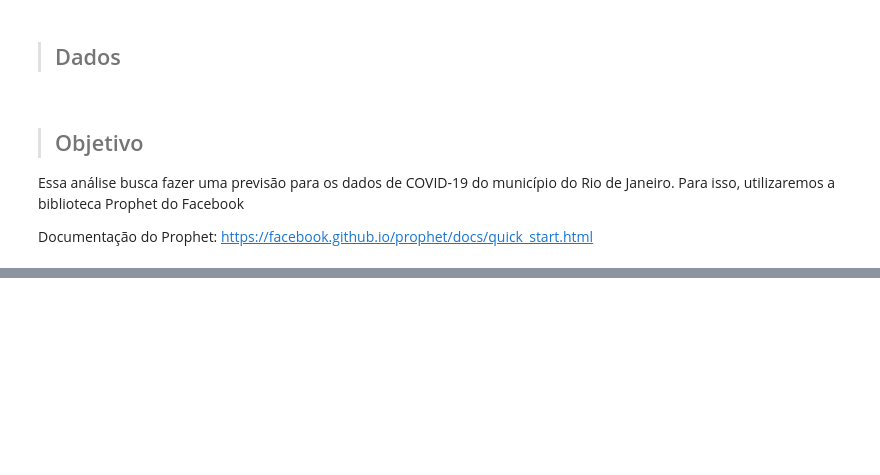
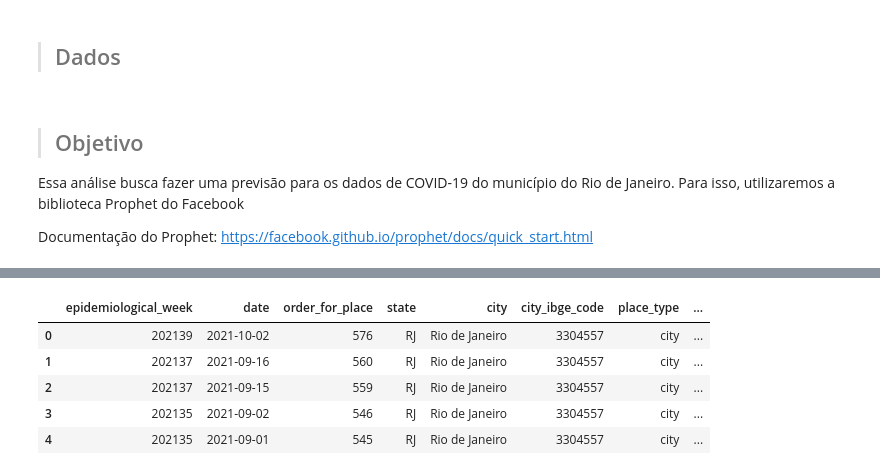
Before and after one commit to mvboas/analise_dados_covid_riodejaneiro, a Jupyter notebook: notebooks/forecast_covid_rio.ipynb, the cells around one changed output, grey strips where cells are left out. Saved outputs shown, nothing was run; the diff lists cells and outputs as text; code cells hidden in the pictures; blank space fills up the shorter version.

```diff
--- a/notebooks/forecast_covid_rio.ipynb
+++ b/notebooks/forecast_covid_rio.ipynb
@@ -24,0 +60,9 @@ import matplotlib.ticker as ticker
+# %%
+dados.head()
+# %% [output]
+|  | epidemiological_week | date | order_for_place | state | city | city_ibge_code | place_type | ... |
+| 0 | 202139 | 2021-10-02 | 576 | RJ | Rio de Janeiro | 3304557 | city | ... |
+| 1 | 202137 | 2021-09-16 | 560 | RJ | Rio de Janeiro | 3304557 | city | ... |
+| 2 | 202137 | 2021-09-15 | 559 | RJ | Rio de Janeiro | 3304557 | city | ... |
+| 3 | 202135 | 2021-09-02 | 546 | RJ | Rio de Janeiro | 3304557 | city | ... |
+| 4 | 202135 | 2021-09-01 | 545 | RJ | Rio de Janeiro | 3304557 | city | ... |
```
Also changed, not shown: parts of 8 cells of this notebook.
